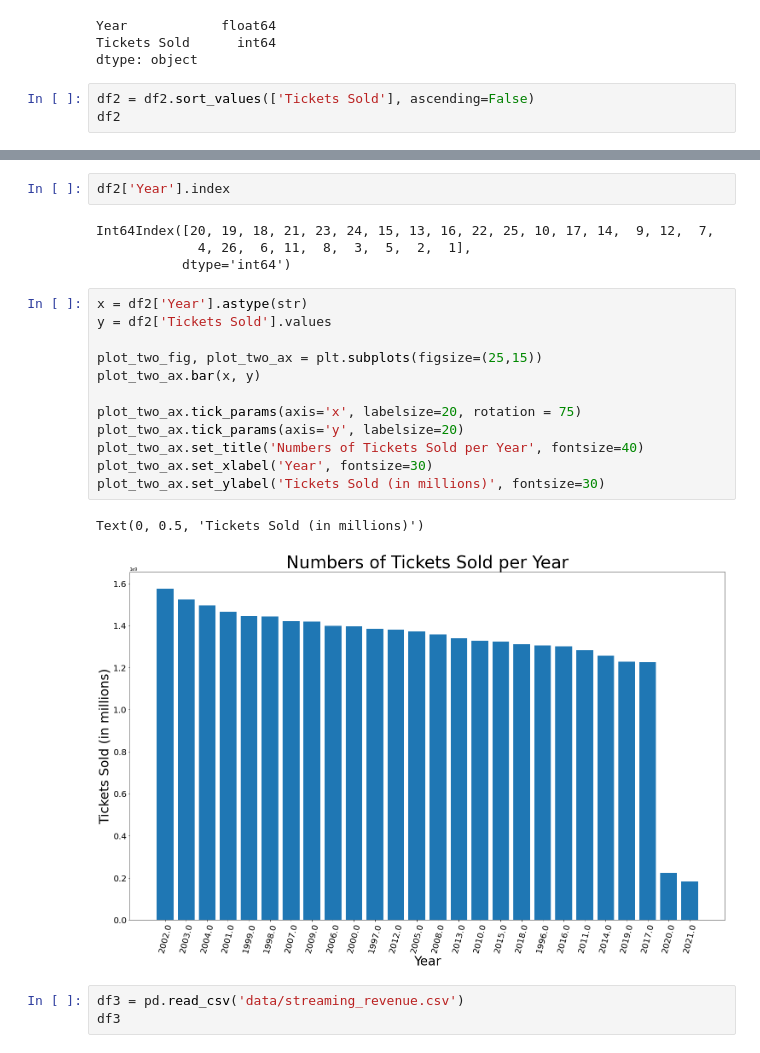
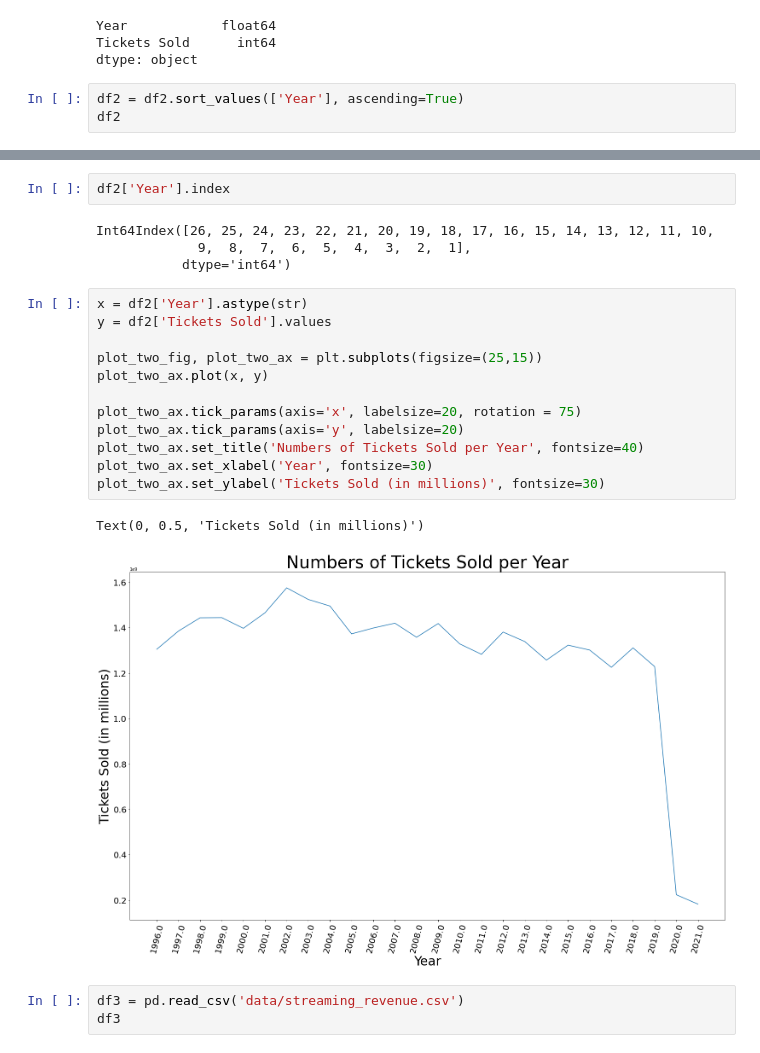
Before and after one commit to cclacey/microsoft_movie_analysis, a Jupyter notebook: create_sql_database.ipynb, the cells around one changed output, grey strips where cells are left out. Cells and saved outputs as stored; diff of their text form.

```diff
--- a/create_sql_database.ipynb
+++ b/create_sql_database.ipynb
@@ -374,7 +374,7 @@ Year            float64
 Tickets Sold      int64
 dtype: object
 # %%
-df2 = df2.sort_values(['Tickets Sold'], ascending=False)
+df2 = df2.sort_values(['Year'], ascending=True)
 df2
 # %% [output]
 |  | Year | Tickets Sold |
@@ -397,24 +397,24 @@ df2
 # %%
 df2['Year'].index
 # %% [output]
-Int64Index([20, 19, 18, 21, 23, 24, 15, 13, 16, 22, 25, 10, 17, 14,  9, 12,  7,
-             4, 26,  6, 11,  8,  3,  5,  2,  1],
+Int64Index([26, 25, 24, 23, 22, 21, 20, 19, 18, 17, 16, 15, 14, 13, 12, 11, 10,
+             9,  8,  7,  6,  5,  4,  3,  2,  1],
            dtype='int64')
 # %%
 x = df2['Year'].astype(str)
 y = df2['Tickets Sold'].values
 
 plot_two_fig, plot_two_ax = plt.subplots(figsize=(25,15))
-plot_two_ax.bar(x, y)
+plot_two_ax.plot(x, y)
 
 plot_two_ax.tick_params(axis='x', labelsize=20, rotation = 75)
 plot_two_ax.tick_params(axis='y', labelsize=20)
 plot_two_ax.set_title('Numbers of Tickets Sold per Year', fontsize=40)
 plot_two_ax.set_xlabel('Year', fontsize=30)
 plot_two_ax.set_ylabel('Tickets Sold (in millions)', fontsize=30)
 # %% [output]
 Text(0, 0.5, 'Tickets Sold (in millions)')
-[figure, old version]
+[figure, new version]
 # %%
 df3 = pd.read_csv('data/streaming_revenue.csv')
 df3
```
Also changed, not shown: parts of 21 cells of this notebook, 1 other file.
